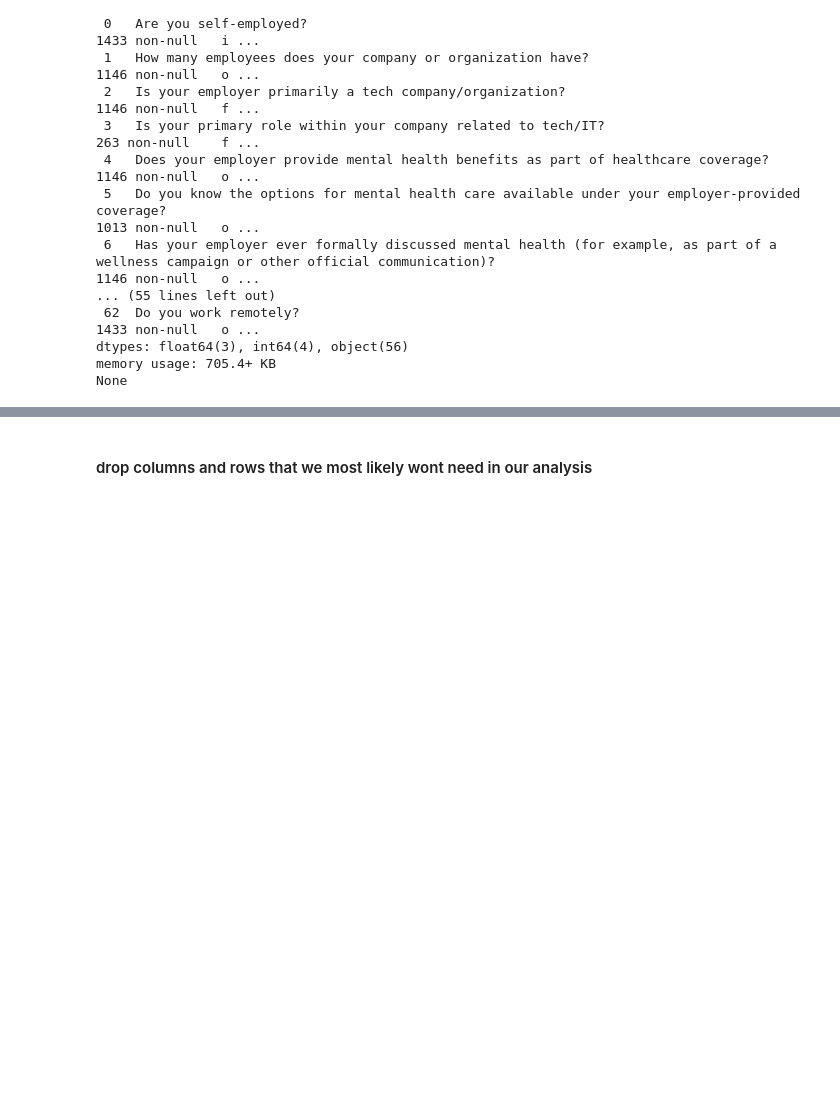
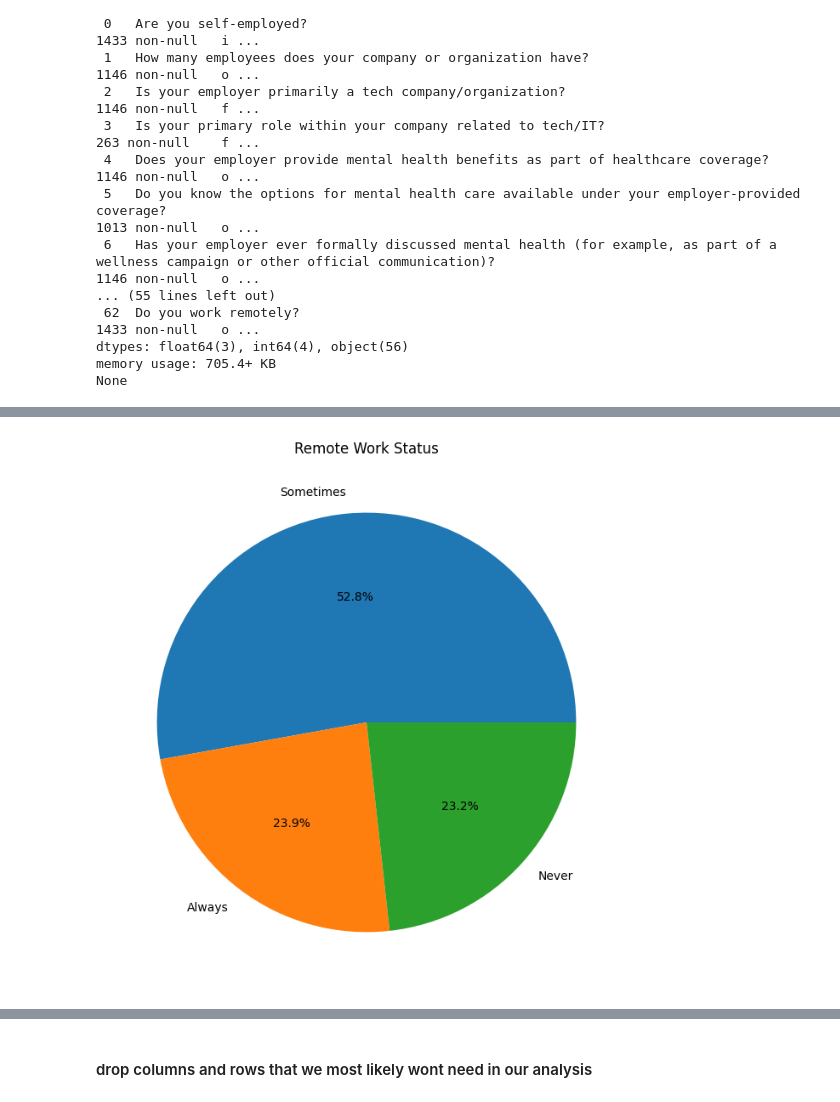
Before and after one commit to KonradKlein91/ml_unservised_learning, a Jupyter notebook: main.ipynb, the cells around one changed output, grey strips where cells are left out. Cells and saved outputs as stored; diff of their text form; code cells hidden in the pictures; blank space fills up the shorter version.

```diff
--- a/main.ipynb
+++ b/main.ipynb
@@ -58,0 +108,9 @@ None
+# %%
+# Remote work status
+remote_counts = df['Do you work remotely?'].value_counts()
+plt.figure(figsize=(8, 8))
+plt.pie(remote_counts.values, labels=remote_counts.index, autopct='%1.1f%%')
+plt.title('Remote Work Status')
+plt.show()
+# %% [output]
+[figure, added]
```
Also changed, not shown: parts of 40 cells of this notebook.
